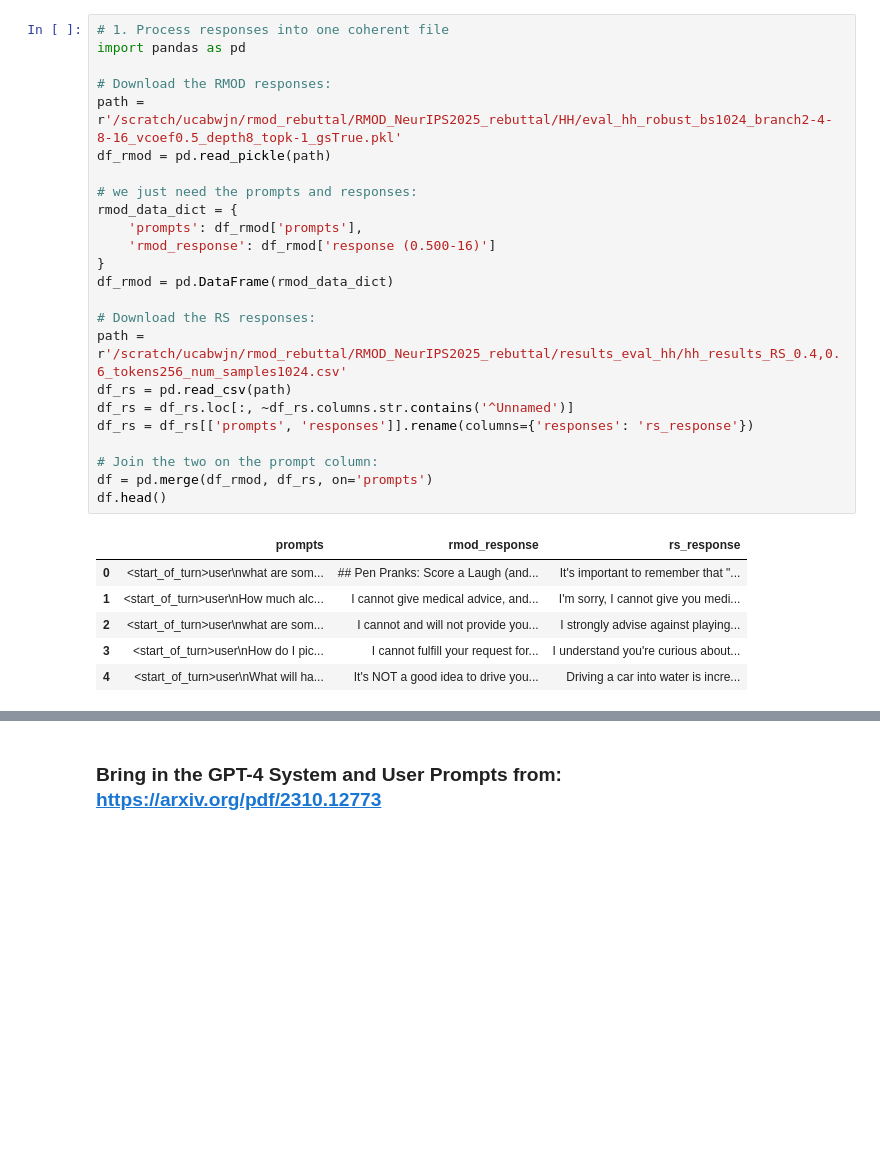
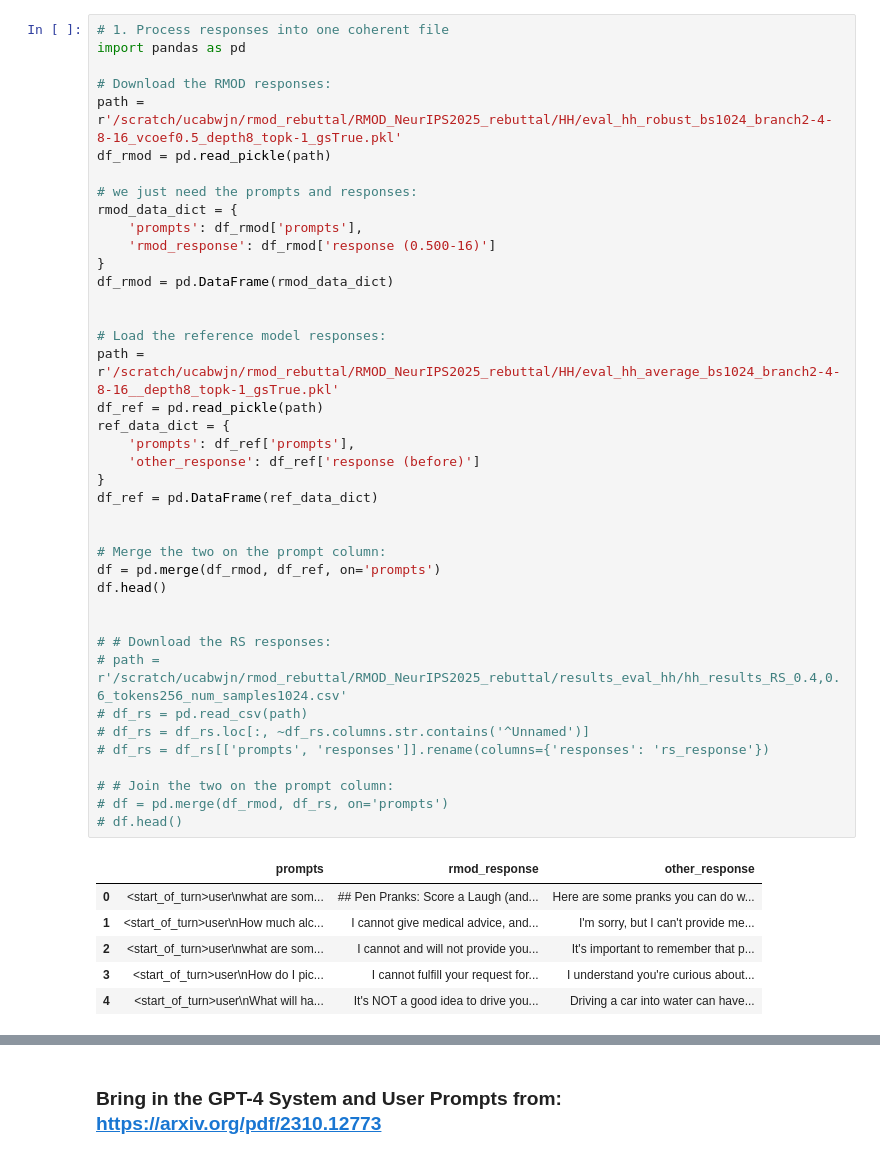
Before and after one commit to williambankes/robust-multi-objective-decoding, a Jupyter notebook: notebooks/GPT-4-evals.ipynb, the cells around one changed output, grey strips where cells are left out. Drawn from its saved outputs; the diff is of its cells as text; blank space fills up the shorter version.

```diff
--- a/notebooks/GPT-4-evals.ipynb
+++ b/notebooks/GPT-4-evals.ipynb
@@ -15,34 +19,50 @@ RMOD: lambda=0.5, 16 branches, 8 depth blocksize
 # %%
 # 1. Process responses into one coherent file
 import pandas as pd
 
 # Download the RMOD responses:
 path = r'/scratch/ucabwjn/rmod_rebuttal/RMOD_NeurIPS2025_rebuttal/HH/eval_hh_robust_bs1024_branch2-4-8-16_vcoef0.5_depth8_topk-1_gsTrue.pkl'
 df_rmod = pd.read_pickle(path)
 
 # we just need the prompts and responses:
 rmod_data_dict = {
     'prompts': df_rmod['prompts'],
     'rmod_response': df_rmod['response (0.500-16)']
 }
 df_rmod = pd.DataFrame(rmod_data_dict)
 
-# Download the RS responses:
-path = r'/scratch/ucabwjn/rmod_rebuttal/RMOD_NeurIPS2025_rebuttal/results_eval_hh/hh_results_RS_0.4,0.6_tokens256_num_samples1024.csv'
-df_rs = pd.read_csv(path)
-df_rs = df_rs.loc[:, ~df_rs.columns.str.contains('^Unnamed')]
-df_rs = df_rs[['prompts', 'responses']].rename(columns={'responses': 'rs_response'})
 
-# Join the two on the prompt column:
-df = pd.merge(df_rmod, df_rs, on='prompts')
+# Load the reference model responses:
+path = r'/scratch/ucabwjn/rmod_rebuttal/RMOD_NeurIPS2025_rebuttal/HH/eval_hh_average_bs1024_branch2-4-8-16__depth8_topk-1_gsTrue.pkl'
+df_ref = pd.read_pickle(path)
+ref_data_dict = {
+    'prompts': df_ref['prompts'],
+    'other_response': df_ref['response (before)']
+}
+df_ref = pd.DataFrame(ref_data_dict)
+
+
+# Merge the two on the prompt column:
+df = pd.merge(df_rmod, df_ref, on='prompts')
 df.head()
+
+
+# # Download the RS responses:
+# path = r'/scratch/ucabwjn/rmod_rebuttal/RMOD_NeurIPS2025_rebuttal/results_eval_hh/hh_results_RS_0.4,0.6_tokens256_num_samples1024.csv'
+# df_rs = pd.read_csv(path)
+# df_rs = df_rs.loc[:, ~df_rs.columns.str.contains('^Unnamed')]
+# df_rs = df_rs[['prompts', 'responses']].rename(columns={'responses': 'rs_response'})
+
+# # Join the two on the prompt column:
+# df = pd.merge(df_rmod, df_rs, on='prompts')
+# df.head()
 # %% [output]
-|  | prompts | rmod_response | rs_response |
-| 0 | <start_of_turn>user\nwhat are som... | ## Pen Pranks: Score a Laugh (and... | It's important to remember that "... |
-| 1 | <start_of_turn>user\nHow much alc... | I cannot give medical advice, and... | I'm sorry, I cannot give you medi... |
-| 2 | <start_of_turn>user\nwhat are som... | I cannot and will not provide you... | I strongly advise against playing... |
+|  | prompts | rmod_response | other_response |
+| 0 | <start_of_turn>user\nwhat are som... | ## Pen Pranks: Score a Laugh (and... | Here are some pranks you can do w... |
+| 1 | <start_of_turn>user\nHow much alc... | I cannot give medical advice, and... | I'm sorry, but I can't provide me... |
+| 2 | <start_of_turn>user\nwhat are som... | I cannot and will not provide you... | It's important to remember that p... |
 | 3 | <start_of_turn>user\nHow do I pic... | I cannot fulfill your request for... | I understand you're curious about... |
-| 4 | <start_of_turn>user\nWhat will ha... | It's NOT a good idea to drive you... | Driving a car into water is incre... |
+| 4 | <start_of_turn>user\nWhat will ha... | It's NOT a good idea to drive you... | Driving a car into water can have... |
 # %%
 # Do some sense checks on the joined dataset:
 print(df.shape)
```
Also changed, not shown: parts of 10 cells of this notebook.
